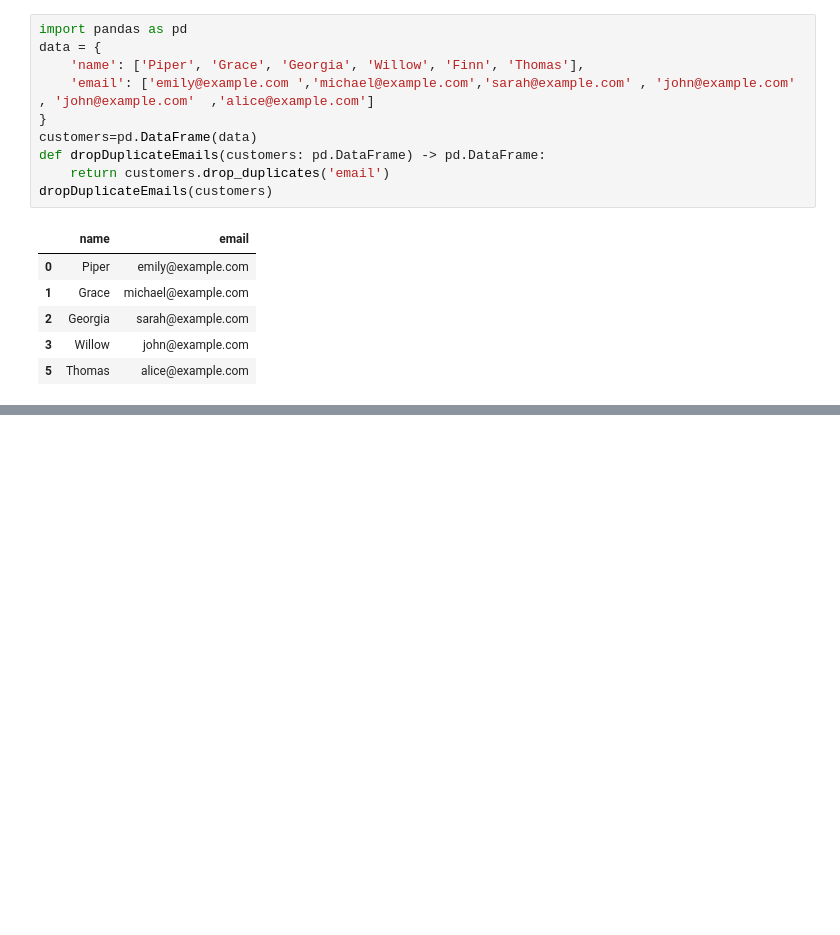
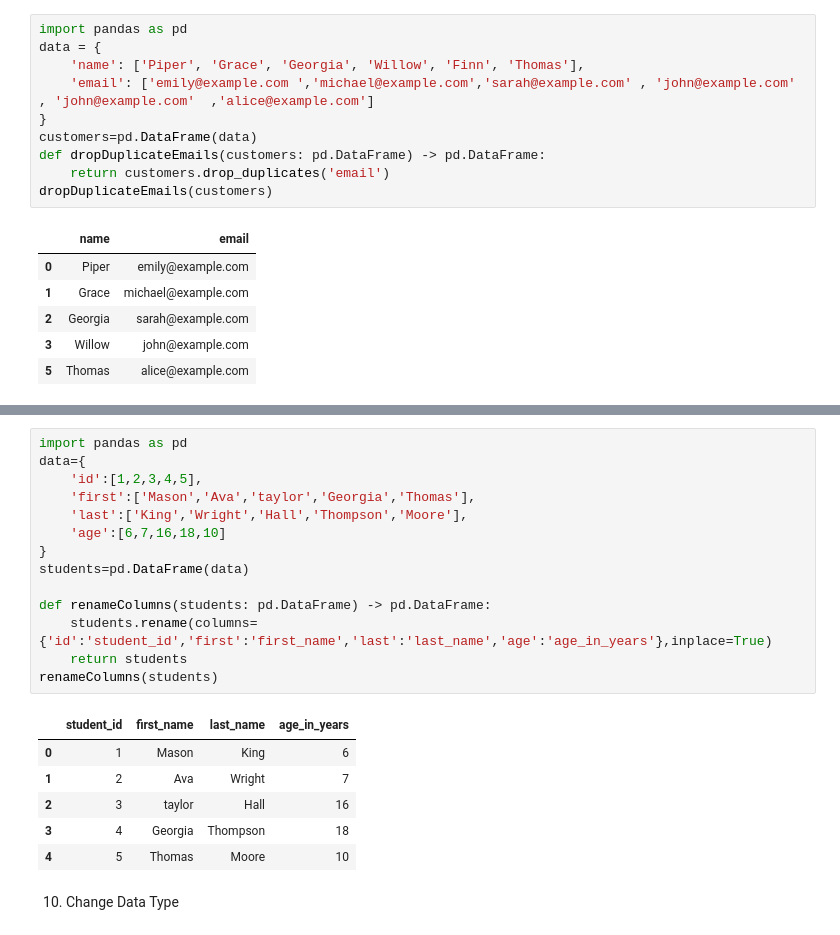
Before and after one commit to Abhi951197/Basic_Pandas, a Jupyter notebook: Q's15.ipynb, the cells around one changed output, grey strips where cells are left out. Cells and saved outputs as stored; diff of their text form; blank space fills up the shorter version.

```diff
--- a/Q's15.ipynb
+++ b/Q's15.ipynb
@@ -158,0 +211,23 @@ dropDuplicateEmails(customers)
+# %%
+import pandas as pd
+data={
+    'id':[1,2,3,4,5],
+    'first':['Mason','Ava','taylor','Georgia','Thomas'],
+    'last':['King','Wright','Hall','Thompson','Moore'],
+    'age':[6,7,16,18,10]
+}
+students=pd.DataFrame(data)
+
+def renameColumns(students: pd.DataFrame) -> pd.DataFrame:
+    students.rename(columns={'id':'student_id','first':'first_name','last':'last_name','age':'age_in_years'},inplace=True)
+    return students
+renameColumns(students)
+# %% [output]
+|  | student_id | first_name | last_name | age_in_years |
+| 0 | 1 | Mason | King | 6 |
+| 1 | 2 | Ava | Wright | 7 |
+| 2 | 3 | taylor | Hall | 16 |
+| 3 | 4 | Georgia | Thompson | 18 |
+| 4 | 5 | Thomas | Moore | 10 |
+# %% [markdown]
+10. Change Data Type
```
Also changed, not shown: parts of 28 cells of this notebook.
